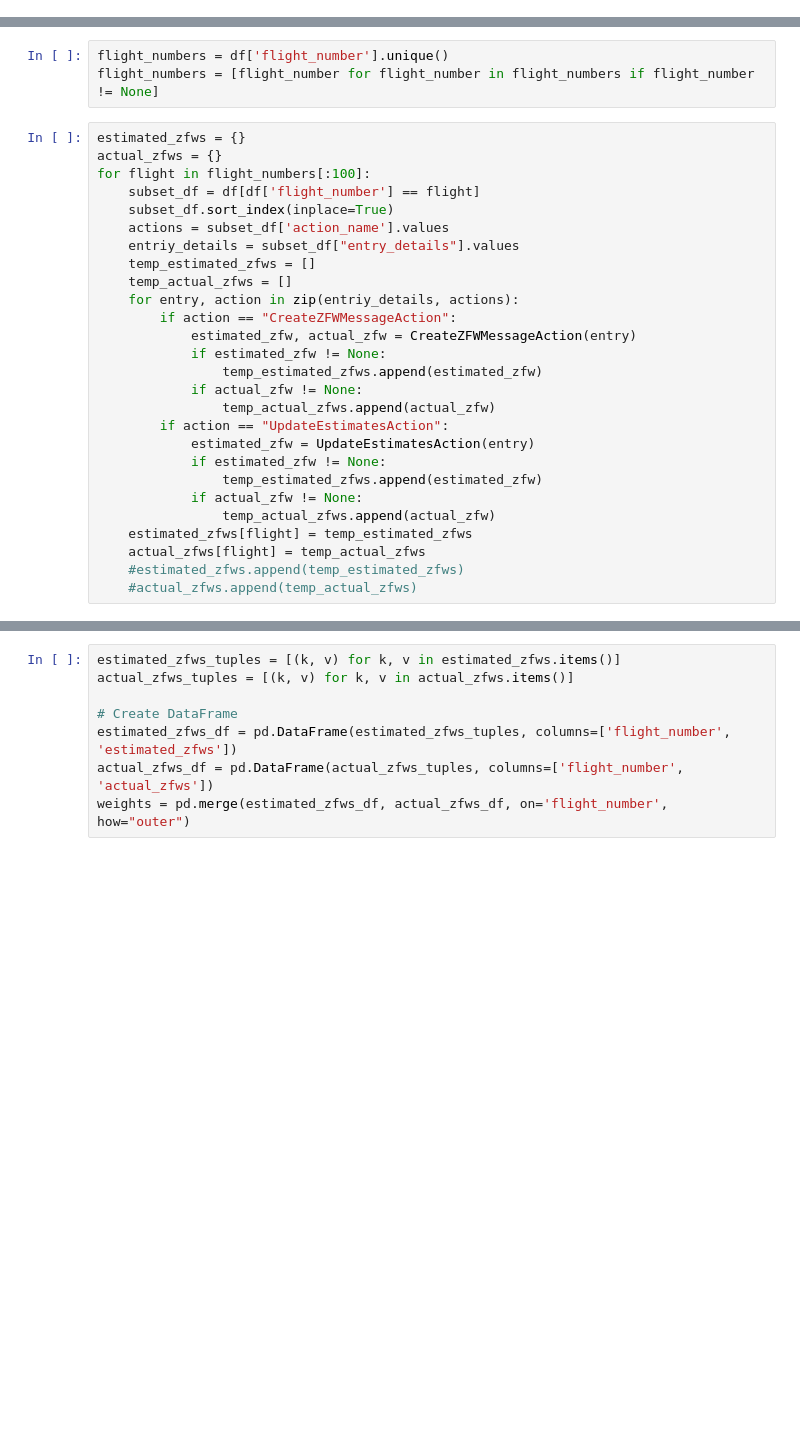
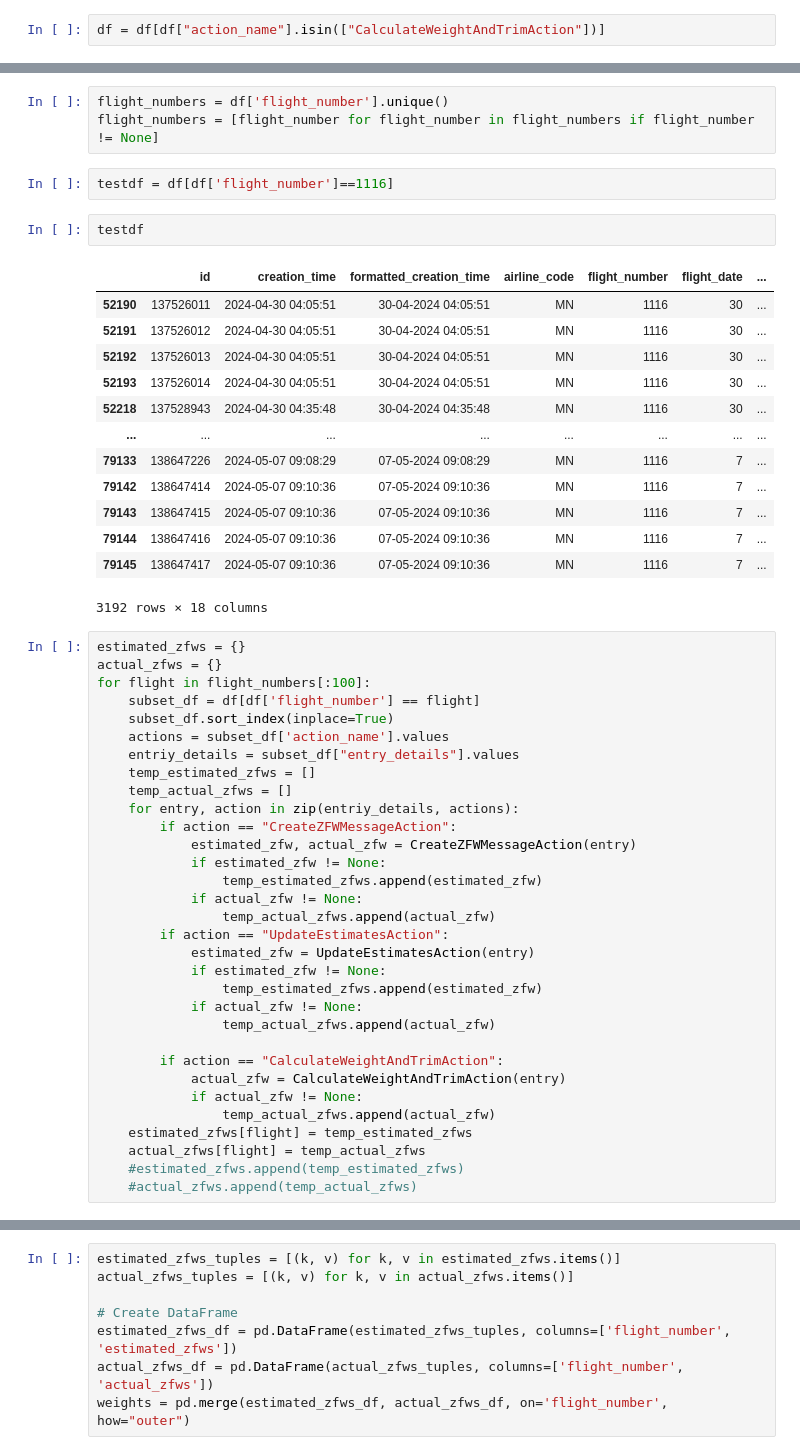
Before and after one commit to aref-hasan/aircraft_load, a Jupyter notebook: data_engineering/extract_entry_details.ipynb, the cells around one changed output, grey strips where cells are left out. Drawn from its saved outputs; the diff is of its cells as text; blank space fills up the shorter version.

Commit message:
added script for extracting azfw from calculateweightandtrimaction

```diff
--- a/data_engineering/extract_entry_details.ipynb
+++ b/data_engineering/extract_entry_details.ipynb
@@ -21,11 +22,31 @@ COMPRESSION = parquet_config['compression']
 FILE_PATH = "../data"
 # %%
 df = pd.read_parquet(f"{FILE_PATH}/data_parquet/processed_data_combined.parquet", engine=ENGINE)
+# %%
+df = df[df["action_name"].isin(["CalculateWeightAndTrimAction"])]
 # %%
 df = df[df["action_name"].isin(["CreateZFWMessageAction", "UpdateEstimatesAction"])]
 # %%
 flight_numbers = df['flight_number'].unique()
 flight_numbers = [flight_number for flight_number in flight_numbers if flight_number != None]
+# %%
+testdf = df[df['flight_number']==1116]
+# %%
+testdf
+# %% [output]
+|  | id | creation_time | formatted_creation_time | airline_code | flight_number | flight_date | ... |
+| 52190 | 137526011 | 2024-04-30 04:05:51 | 30-04-2024 04:05:51 | MN | 1116 | 30 | ... |
+| 52191 | 137526012 | 2024-04-30 04:05:51 | 30-04-2024 04:05:51 | MN | 1116 | 30 | ... |
+| 52192 | 137526013 | 2024-04-30 04:05:51 | 30-04-2024 04:05:51 | MN | 1116 | 30 | ... |
+| 52193 | 137526014 | 2024-04-30 04:05:51 | 30-04-2024 04:05:51 | MN | 1116 | 30 | ... |
+| 52218 | 137528943 | 2024-04-30 04:35:48 | 30-04-2024 04:35:48 | MN | 1116 | 30 | ... |
+| ... | ... | ... | ... | ... | ... | ... | ... |
+| 79133 | 138647226 | 2024-05-07 09:08:29 | 07-05-2024 09:08:29 | MN | 1116 | 7 | ... |
+| 79142 | 138647414 | 2024-05-07 09:10:36 | 07-05-2024 09:10:36 | MN | 1116 | 7 | ... |
+| 79143 | 138647415 | 2024-05-07 09:10:36 | 07-05-2024 09:10:36 | MN | 1116 | 7 | ... |
+| 79144 | 138647416 | 2024-05-07 09:10:36 | 07-05-2024 09:10:36 | MN | 1116 | 7 | ... |
+| 79145 | 138647417 | 2024-05-07 09:10:36 | 07-05-2024 09:10:36 | MN | 1116 | 7 | ... |
+3192 rows × 18 columns
 # %%
 estimated_zfws = {}
 actual_zfws = {}
@@ -49,6 +70,11 @@ for flight in flight_numbers[:100]:
                 temp_estimated_zfws.append(estimated_zfw)
             if actual_zfw != None:
                 temp_actual_zfws.append(actual_zfw)
+
+        if action == "CalculateWeightAndTrimAction":
+            actual_zfw = CalculateWeightAndTrimAction(entry)
+            if actual_zfw != None:
+                temp_actual_zfws.append(actual_zfw)
     estimated_zfws[flight] = temp_estimated_zfws
     actual_zfws[flight] = temp_actual_zfws
     #estimated_zfws.append(temp_estimated_zfws)
```
Also changed, not shown: parts of 2 cells of this notebook, 2 other files.
